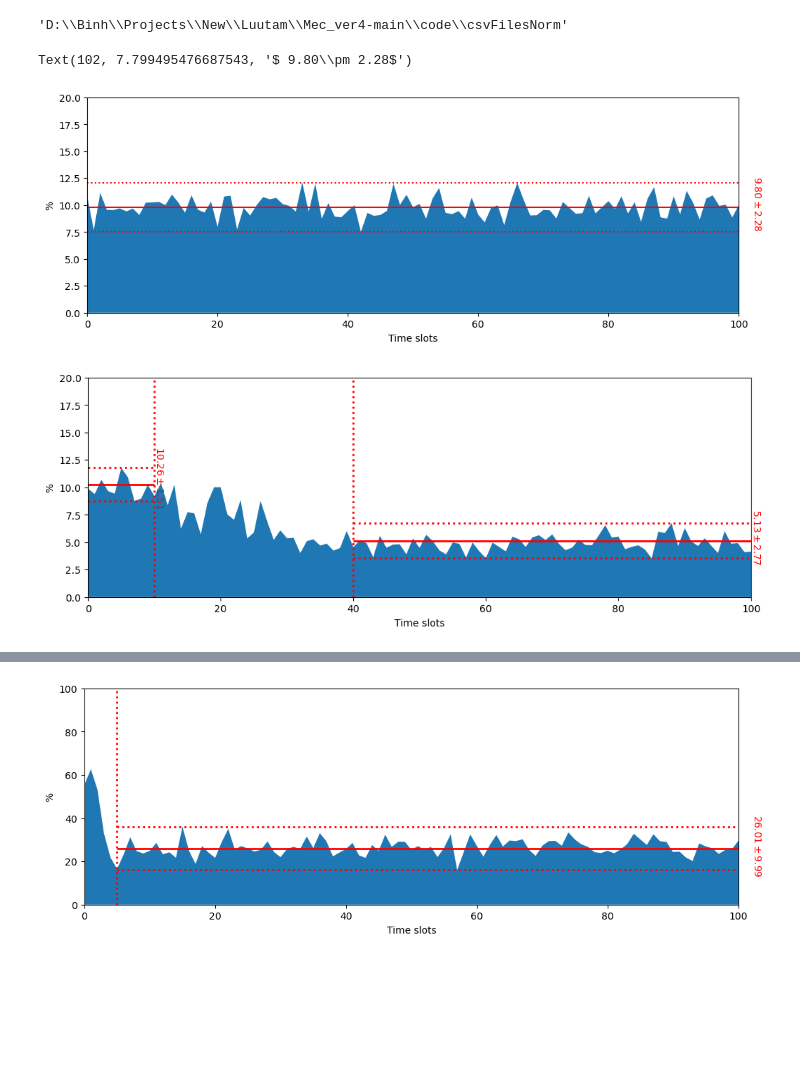
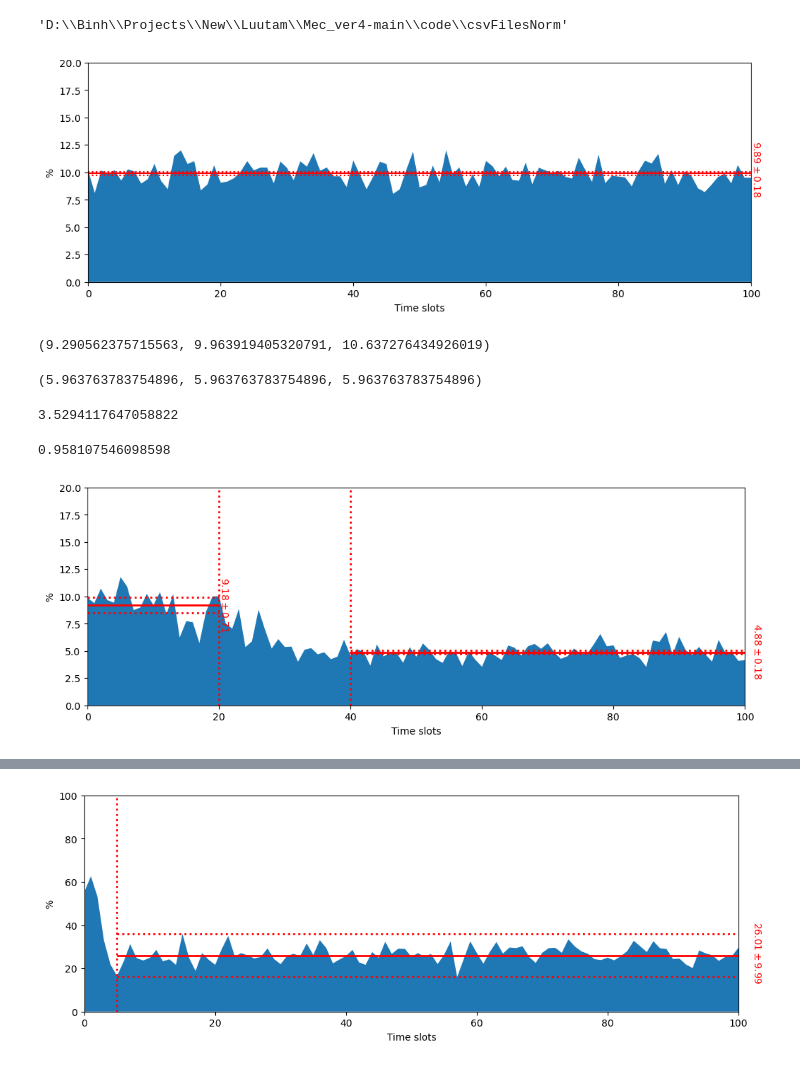
Before and after one commit to Tahuubinh/Offloading_to_Vehicles, a Jupyter notebook: Mec_ver4-main/code/csvFilesNorm/Plot_norm.ipynb, the cells around one changed output, grey strips where cells are left out. Saved outputs shown, nothing was run; the diff lists cells and outputs as text; code cells hidden in the pictures; blank space fills up the shorter version.

Commit message:
Fix Percentage

```diff
--- a/Mec_ver4-main/code/csvFilesNorm/Plot_norm.ipynb
+++ b/Mec_ver4-main/code/csvFilesNorm/Plot_norm.ipynb
@@ -509,39 +510,58 @@ import matplotlib.pyplot as plt
 plt.style.use('default')
 import pandas as pd
 
 plt.rcParams['figure.figsize'] = [12, 4]
 plt.rcParams['figure.dpi'] = 100 # 200 e.g. is really fine, but slower
 
 plt.clf()
-df = pd.read_csv("kqDQN_M900_1000_mem25_4.csv").values
-#df = pd.read_csv("kqDDQN_M900_1000_mem25_3.csv").values
+#df = pd.read_csv("kqDQN_M900_1000_mem25_4.csv").values
+df = pd.read_csv("kqDDQN_M900_1000_mem25_3.csv").values
 df = df[:int(df.shape[0]+1),0]
 #df_slide_1000 = [df[i:(i+1000)] for i in 299]
 df = df.flatten()
 df_list = df.tolist()
 df_list
-data = pd.read_csv("DQL_5phut_M900_1000_mem25_4.csv").values
+#data = pd.read_csv("DQL_5phut_M900_1000_mem25_4.csv").values
+data = pd.read_csv("DDQL_5phut_M900_1000_mem25_3.csv").values
 nb_steps = data[:,5].flatten().tolist()
 step = data[:,6].flatten().tolist()
 # df_list_splice = [list(df_list[int(i - j): int(i)]) for j in nb_steps for i in step]
 # df_list_splice
 test = [df_list[int(i - j): int(i)] for j, i in zip(nb_steps, step)]
 test.pop(-1) # somehow the last is empty
 sum_of_subtest = [sum(sublist) / len(sublist) * 100 for sublist in test]
 plt.fill_between([i for i in range(len(sum_of_subtest))], 0, sum_of_subtest)
 #plt.title("Percentage of exploration (DDQN)")
 plt.xlabel("Time slots")
 plt.ylabel("%")
 plt.axis([0, 100, 0, 20])
 #plt.savefig("../../Pictures/Percentage_DQN.pdf")
 #plt.savefig("../../Pictures/Percentage_DDQN.pdf")
-min_hline = min(sum_of_subtest[0:101])
-max_hline = max(sum_of_subtest[0:101])
-average_hline = max_hline/2 + min_hline/2
+xmin, xmax = 0, 100
+min_hline, average_hline, max_hline = confidence_interval(sum_of_subtest[0:101])
+err = average_hline - min_hline
 plt.axhline(min_hline, color = 'red', linestyle = ':' )
 plt.axhline(max_hline, color = 'red', linestyle = ':' )
 plt.axhline(average_hline, color = 'red', linestyle = '-' )
-plt.text(102, average_hline - 2, '$ 9.80\pm 2.28$', fontsize = 10, color = 'red', rotation=-90)
+plt.text(xmax, average_hline - 2, '$ '+str(round(average_hline,2))+'\pm '+
+         str(round(err,2))+'$', fontsize = 10, color = 'red', rotation=-90)
+#plt.savefig("../../Pictures/Percentage_DQN.pdf")
+plt.savefig("../../Pictures/Percentage_DDQN.pdf")
 # %% [output]
-Text(102, 7.799495476687543, '$ 9.80\\pm 2.28$')
-[figure, old version]
+[figure, new version]
+# %%
+import numpy as np, scipy.stats as st
+import math
+def confidence_interval(a):
+    n = len(a)
+    if n < 30:
+        min, max = st.t.interval(0.95, len(a)-1, loc=np.mean(a), scale=st.sem(a))
+        #st.t.interval(0.95, 5, 101.82, 1.2/math.sqrt(6))
+        return min, (min + max) / 2, max
+    a = 1.0 * np.array(a)
+    m, se = np.mean(a), scipy.stats.sem(a)
+    h = 1.96 * a.std() / math.sqrt(n)
+    return m-h, m, m+h
+confidence_interval(sum_of_subtest[0:10])
+# %% [output]
+(9.290562375715563, 9.963919405320791, 10.637276434926019)
@@ -548,3 +570,23 @@ Text(102, 7.799495476687543, '$ 9.80\\pm 2.28$')
+# %%
+import numpy as np
+import scipy.stats
+import math
+
+def mean_confidence_interval(data, confidence=0.95):
+    a = 1.0 * np.array(data)
+    n = len(a)
+    m, se = np.mean(a), scipy.stats.sem(a)
+    h = se * scipy.stats.t.ppf((1 + confidence) / 2., n-1)
+    return m, m-h, m+h
+print(mean_confidence_interval(sum_of_subtest[0:101], 0))
+min(sum_of_subtest[0:101])
+# %% [output]
+(5.963763783754896, 5.963763783754896, 5.963763783754896)
+3.5294117647058822
+# %%
+1.0 * np.array(sum_of_subtest[0:101]).std()
+# %% [output]
+0.958107546098598
 # %%
 plt.clf()
 df = pd.read_csv("kqBDQN_M900_1000_0.1_0.05_b0.6_que5000_fix.csv").values
@@ -566,31 +608,27 @@ plt.fill_between([i for i in range(len(sum_of_subtest))], 0, sum_of_subtest)
 plt.xlabel("Time slots")
 plt.ylabel("%")
 plt.axis([0, 100, 0, 20])
-xmin = 40
-xmax = 100
-min_hline = min(sum_of_subtest[xmin:xmax])
-max_hline = max(sum_of_subtest[xmin:xmax])
-average_hline = max_hline/2 + min_hline/2
+xmin, xmax = 40, 101
+min_hline, average_hline, max_hline = confidence_interval(sum_of_subtest[xmin:xmax])
+err = average_hline - min_hline
 plt.hlines(y=min_hline, xmin=xmin, xmax=xmax, linewidth=2, color='r', linestyle = ':')
 plt.hlines(y=max_hline, xmin=xmin, xmax=xmax, linewidth=2, color='r', linestyle = ':')
 plt.hlines(y=average_hline, xmin=xmin, xmax=xmax, linewidth=2, color='r', linestyle = '-')
 plt.vlines(x = xmin, ymin = 0, ymax=20, linewidth=2, color='r', linestyle = ':')
-plt.text(xmax, average_hline - 2, '$ '+str(round(average_hline,2))+'\pm '+
+plt.text(xmax, average_hline - 2.3, '$ '+str(round(average_hline,2))+'\pm '+
          str(round(err,2))+'$', fontsize = 10, color = 'red', rotation=-90)
 
-xmin = 0
-xmax = 10
-min_hline = min(sum_of_subtest[xmin:xmax])
-max_hline = max(sum_of_subtest[xmin:xmax])
-average_hline = max_hline/2 + min_hline/2
+xmin, xmax = 0, 20
+min_hline, average_hline, max_hline = confidence_interval(sum_of_subtest[xmin:xmax])
+err = average_hline - min_hline
 err = average_hline - min_hline
 plt.hlines(y=min_hline, xmin=xmin, xmax=xmax, linewidth=2, color='r', linestyle = ':')
 plt.hlines(y=max_hline, xmin=xmin, xmax=xmax, linewidth=2, color='r', linestyle = ':')
 plt.hlines(y=average_hline, xmin=xmin, xmax=xmax, linewidth=2, color='r', linestyle = '-')
 plt.vlines(x = xmax, ymin = 0, ymax=20, linewidth=2, color='r', linestyle = ':')
-plt.text(xmax, average_hline - 2, '$ '+str(round(average_hline,2))+'\pm '+
+plt.text(xmax, average_hline - 2.3, '$ '+str(round(average_hline,2))+'\pm '+
          str(round(err,2))+'$', fontsize = 10, color = 'red', rotation=-90)
 #plt.savefig("../../Pictures/Percentage_SbDQN.pdf")
 plt.show()
 # %% [output]
-[figure, old version]
+[figure, new version]
```
Also changed, not shown: parts of 4 cells of this notebook, 5 other files.
